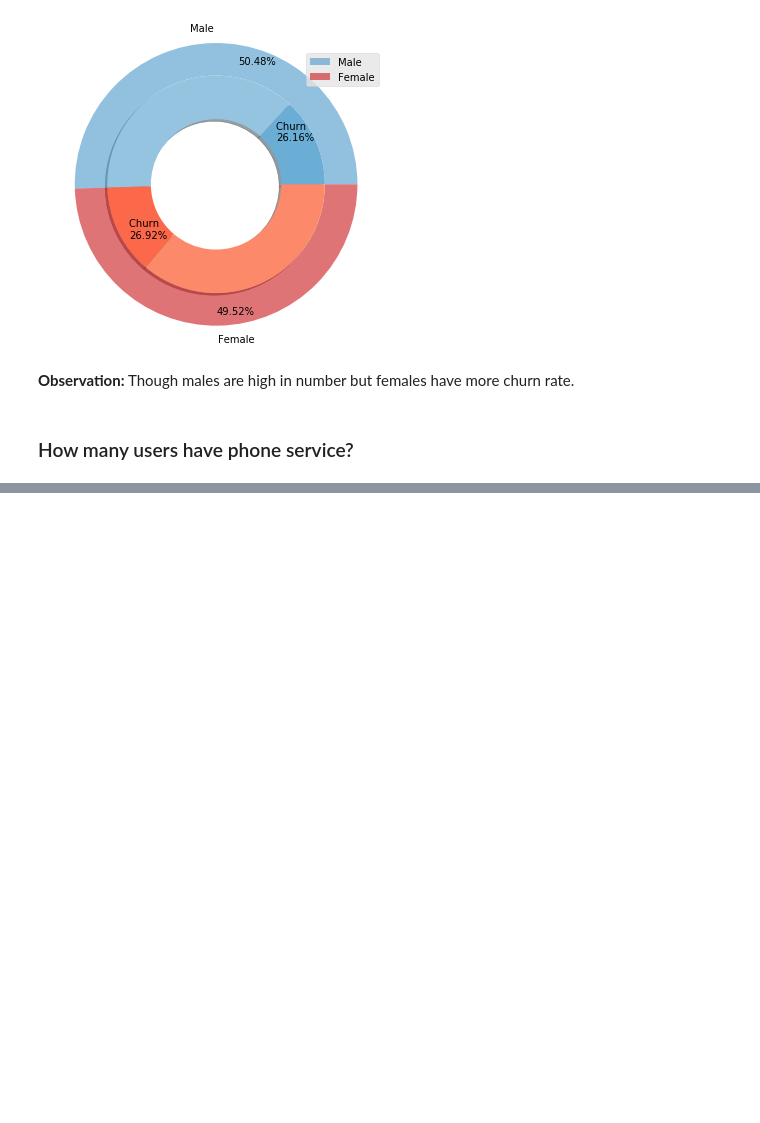
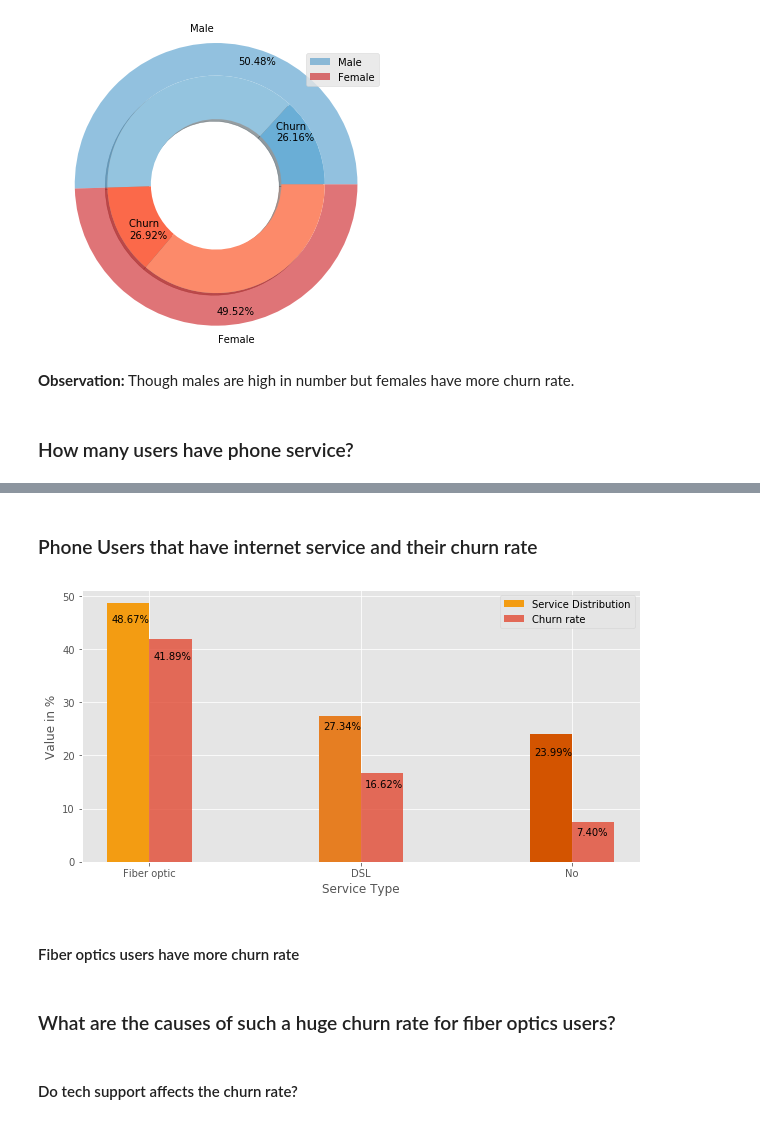
Before and after one commit to oxfordinette/ml-pre-built-templates, a Jupyter notebook: Clustering/Clustering.ipynb, the cells around one changed output, grey strips where cells are left out. Drawn from its saved outputs; the diff is of its cells as text; code cells hidden in the pictures; blank space fills up the shorter version.

```diff
--- a/Clustering/Clustering.ipynb
+++ b/Clustering/Clustering.ipynb
@@ -225,0 +256,46 @@ plt.show()
+# %% [markdown]
+### Phone Users that have internet service and their churn rate
+# %%
+plt.rcParams['figure.figsize'] = [10, 5]
+
+have_internet = telco_user_churn.loc[telco_user_churn.PhoneService == 'Yes',
+                                     'InternetService'].value_counts()
+
+churn_internet_service = telco_user_churn.loc[(telco_user_churn.PhoneService == 'Yes') &
+                                  (telco_user_churn.Churn == 'Yes'), 'InternetService'].value_counts()
+
+distribution = []
+for val in have_internet.values:
+    distribution.append((val / have_internet.values.sum())*100)
+
+churn_rate = (churn_internet_service.values / have_internet.values) * 100
+
+plt.bar(np.array([1, 2, 3]), distribution, width=0.20,
+        color=['#F39C12', '#E67E22', '#D35400'], label="Service Distribution")
+plt.bar(np.array([1, 2, 3]) + 0.2, churn_rate, width=0.20,
+        label="Churn rate", alpha=0.8)
+
+plt.xlabel('Service Type')
+plt.ylabel('Value in %')
+plt.xticks(np.array([1, 2, 3])+0.1, internet_service.index)
+
+# Service Distribution
+plt.annotate("{:.2f}%".format(distribution[0]), (0.92, 45))
+plt.annotate("{:.2f}%".format(distribution[1]), (1.92, 25))
+plt.annotate("{:.2f}%".format(distribution[2]), (2.92, 20))
+
+# Churn rate
+plt.annotate("{:.2f}%".format(churn_rate[0]), (1.12, 38))
+plt.annotate("{:.2f}%".format(churn_rate[1]), (2.12, 14))
+plt.annotate("{:.2f}%".format(churn_rate[2]), (3.12, 5))
+
+plt.legend()
+plt.show()
+# %% [output]
+[figure, added]
+# %% [markdown]
+#### Fiber optics users have more churn rate
+# %% [markdown]
+### What are the causes of such a huge churn rate for fiber optics users?
+# %% [markdown]
+#### Do tech support affects the churn rate?
```
Also changed, not shown: parts of 13 cells of this notebook.
